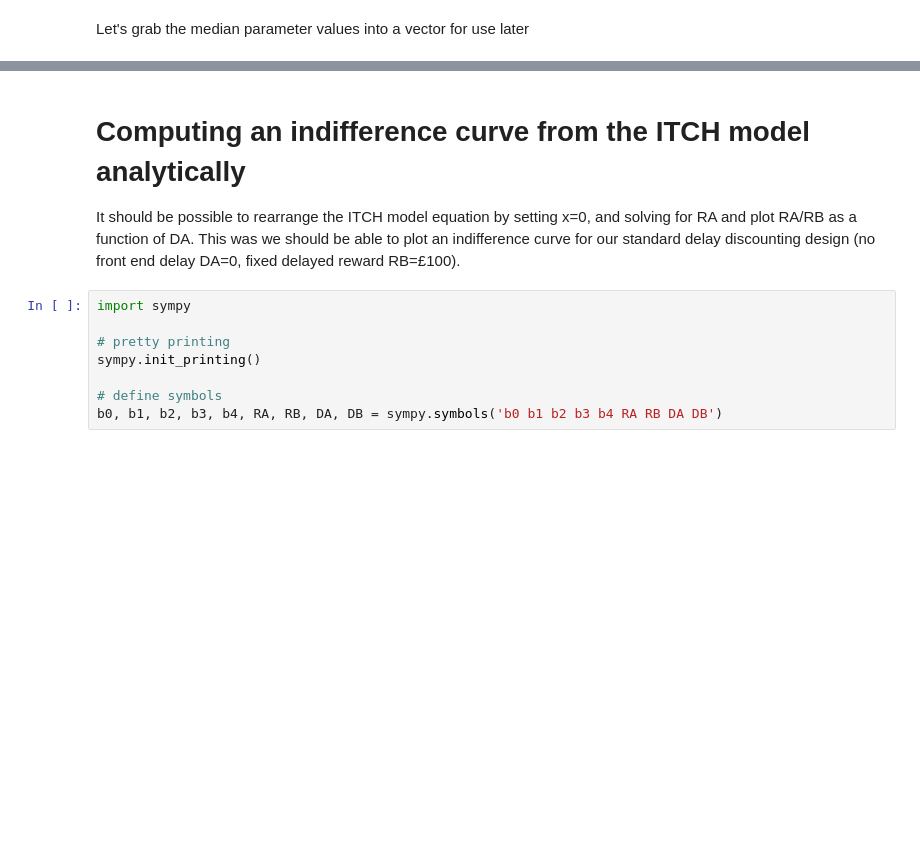
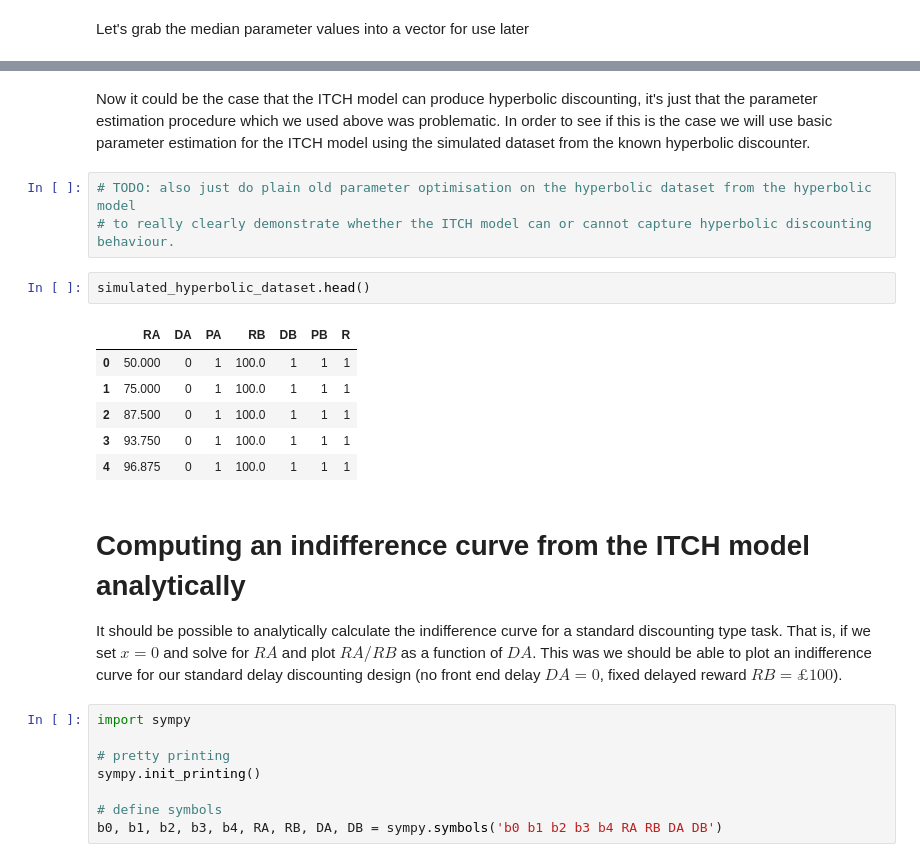
Before and after one commit to drbenvincent/darc_toolbox, a Jupyter notebook: dev/ITCH.ipynb, the cells around one changed output, grey strips where cells are left out. Drawn from its saved outputs; the diff is of its cells as text; blank space fills up the shorter version.

```diff
--- a/dev/ITCH.ipynb
+++ b/dev/ITCH.ipynb
@@ -134,6 +162,20 @@ median_params
+# %% [markdown]
+Now it could be the case that the ITCH model can produce hyperbolic discounting, it's just that the parameter estimation procedure which we used above was problematic. In order to see if this is the case we will use basic parameter estimation for the ITCH model using the simulated dataset from the known hyperbolic discounter.
+# %%
+# TODO: also just do plain old parameter optimisation on the hyperbolic dataset from the hyperbolic model
+# to really clearly demonstrate whether the ITCH model can or cannot capture hyperbolic discounting behaviour.
+# %%
+simulated_hyperbolic_dataset.head()
+# %% [output]
+|  | RA | DA | PA | RB | DB | PB | R |
+| 0 | 50.000 | 0 | 1 | 100.0 | 1 | 1 | 1 |
+| 1 | 75.000 | 0 | 1 | 100.0 | 1 | 1 | 1 |
+| 2 | 87.500 | 0 | 1 | 100.0 | 1 | 1 | 1 |
+| 3 | 93.750 | 0 | 1 | 100.0 | 1 | 1 | 1 |
+| 4 | 96.875 | 0 | 1 | 100.0 | 1 | 1 | 1 |
 # %% [markdown]
 # Computing an indifference curve from the ITCH model analytically
-It should be possible to rearrange the ITCH model equation by setting x=0, and solving for RA and plot RA/RB as a function of DA. This was we should be able to plot an indifference curve for our standard delay discounting design (no front end delay DA=0, fixed delayed reward RB=£100).
+It should be possible to analytically calculate the indifference curve for a standard discounting type task. That is, if we set $x=0$ and solve for $RA$ and plot $RA/RB$ as a function of $DA$. This was we should be able to plot an indifference curve for our standard delay discounting design (no front end delay $DA=0$, fixed delayed reward $RB=£ 100$).
 # %%
 import sympy
 
```
Also changed, not shown: parts of 26 cells of this notebook.
